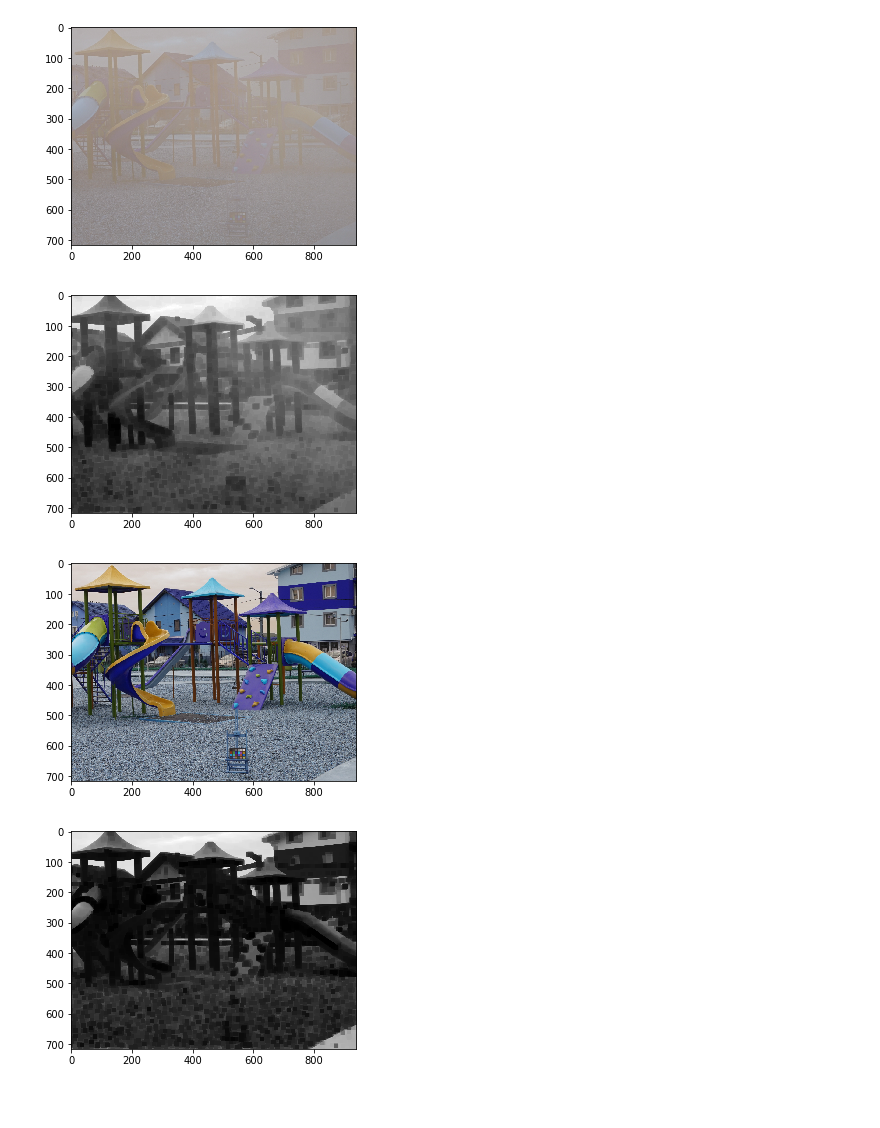
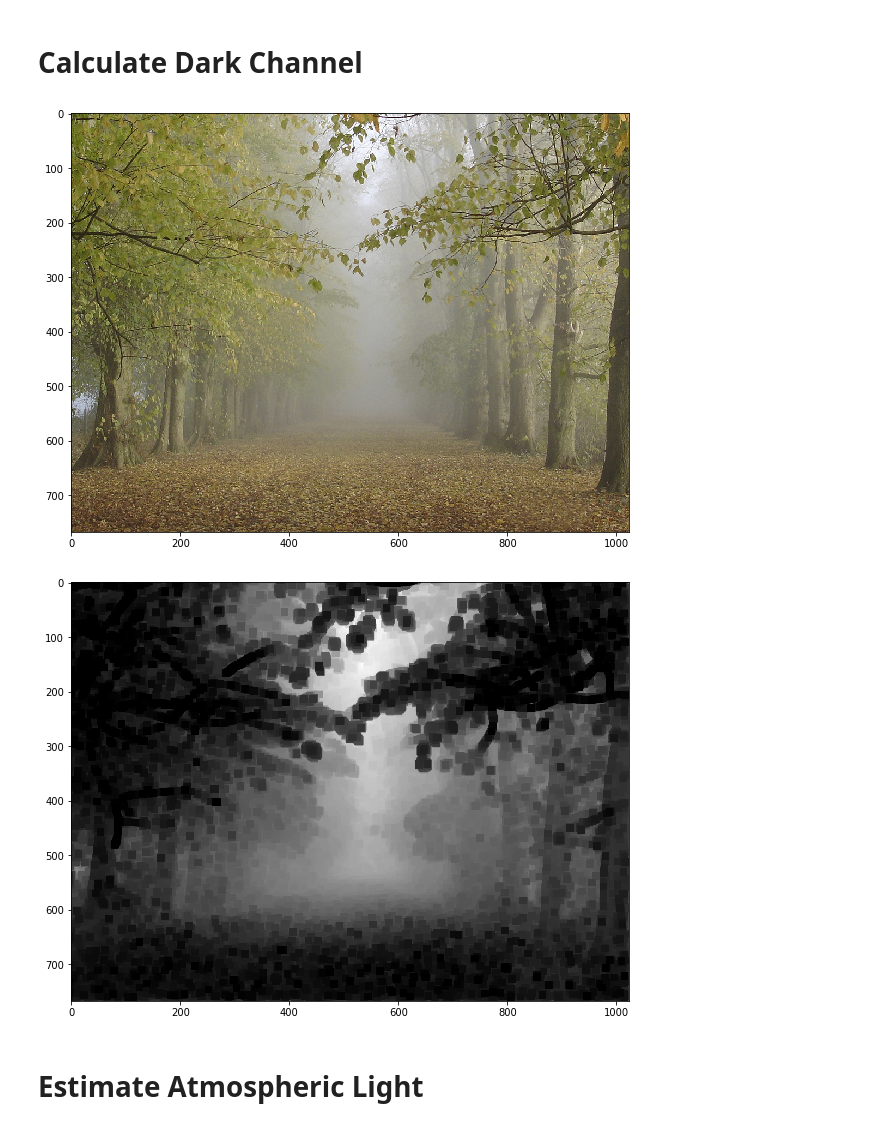
Before and after one commit to karandeepSJ/Image-Dehazing, a Jupyter notebook: Dehaze_images.ipynb, the cells around one changed output. Drawn from its saved outputs; the diff is of its cells as text; code cells hidden in the pictures; blank space fills up the shorter version.

```diff
--- a/Dehaze_images.ipynb
+++ b/Dehaze_images.ipynb
@@ -2,10 +2,13 @@
 import cv2
 import numpy as np
 import matplotlib.pyplot as plt
+# %% [markdown]
+# Calculate Dark Channel
 # %%
 def get_dark_channel(img, wind_size):
-    dark_channel = np.zeros((img.shape[0], img.shape[1]), dtype=np.uint8)
+    dark_channel = np.zeros((img.shape[0], img.shape[1]))
     img = cv2.copyMakeBorder(img,wind_size//2,wind_size//2,wind_size//2,wind_size//2,cv2.BORDER_CONSTANT,value=[255,255,255])
+    print(img)
     no_rows = img.shape[0]
     no_cols = img.shape[1]
     min_channel = np.zeros((no_rows, no_cols), dtype=np.uint8)
@@ -17,22 +20,25 @@ def get_dark_channel(img, wind_size):
             dark_channel[row-wind_size//2][col-wind_size//2] = np.min(min_channel[row-wind_size//2:row+wind_size//2,col-wind_size//2:col+wind_size//2])
     return dark_channel
 # %%
-img = cv2.imread("Dataset/O-Haze/hazy/26_outdoor_hazy.jpg")
-img = cv2.resize(img,(0,0),fx=0.25,fy=0.25)
-plt.imshow(img)
+# img = cv2.imread("Dataset/O-Haze/GT/26_outdoor_GT.jpg")
+# img = cv2.resize(img,(0,0),fx=0.25,fy=0.25)
+# plt.imshow(img)
+# plt.show()
+# dark_channel_img = get_dark_channel(img, 15)
+# plt.imshow(dark_channel_img,'gray')
+# plt.show()
+img = cv2.imread("Dataset/2.jpg")
+# img = cv2.resize(img,(0,0),fx=0.25,fy=0.25)
+plt.figure(figsize=(10,10))
+plt.imshow(img[...,::-1])
 plt.show()
 dark_channel_img = get_dark_channel(img, 15)
+dark_channel_img = dark_channel_img.astype('uint8')
+plt.figure(figsize=(10,10))
 plt.imshow(dark_channel_img,'gray')
 plt.show()
-img = cv2.imread("Dataset/O-Haze/GT/26_outdoor_GT.jpg")
-img = cv2.resize(img,(0,0),fx=0.25,fy=0.25)
-plt.imshow(img)
-plt.show()
-dark_channel_img = get_dark_channel(img, 15)
-plt.imshow(dark_channel_img,'gray')
-plt.show()
 # %% [output]
-[figure, old version]
+[figure, new version]
-[figure, old version]
+[figure, new version]
-[figure, removed]
-[figure, removed]
+# %% [markdown]
+# Estimate Atmospheric Light
```
Also changed, not shown: parts of 4 cells of this notebook, 3 other files.
